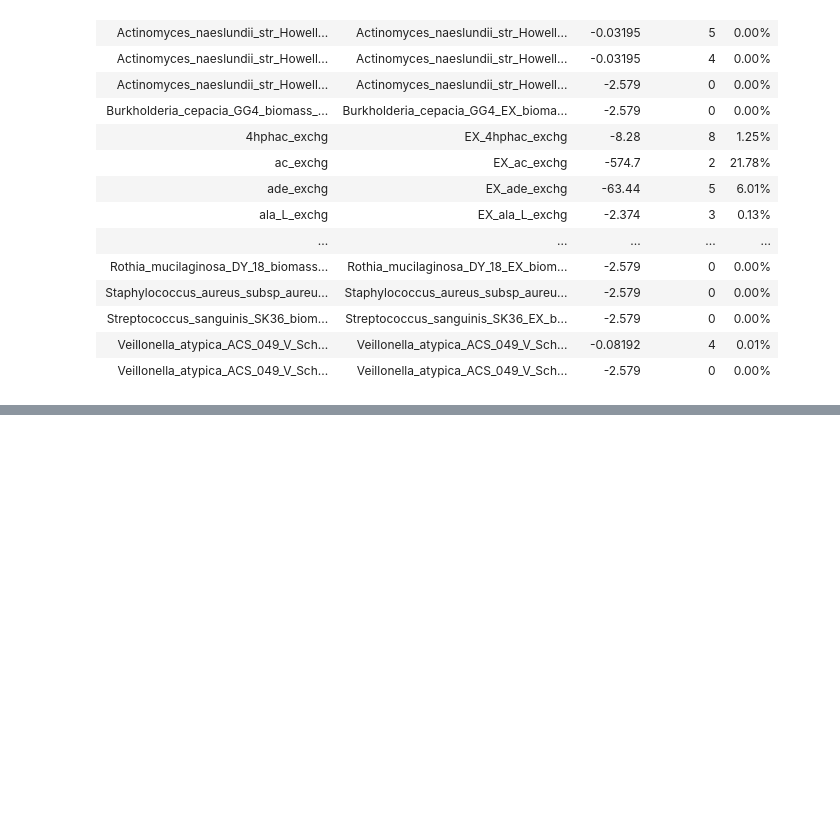
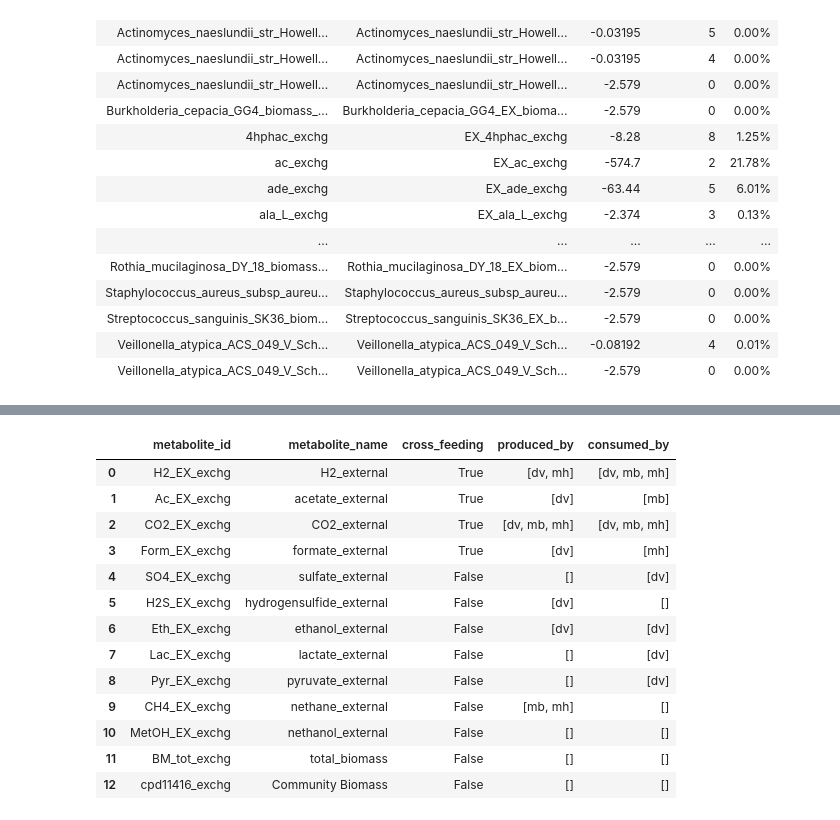
Before and after one commit to univieCUBE/PyCoMo, a Jupyter notebook: tutorial/PyCoMo_basics.ipynb, the cells around one changed output, grey strips where cells are left out. Drawn from its saved outputs; the diff is of its cells as text; code cells hidden in the pictures; blank space fills up the shorter version.

Commit message:
Extended the tutorial with a show-case of the analysis functions.

```diff
--- a/tutorial/PyCoMo_basics.ipynb
+++ b/tutorial/PyCoMo_basics.ipynb
@@ -365,0 +352,3 @@ Work in progress.
+# %%
+test_model_dir = "../data/use_case/koch"
+named_models = pycomo.load_named_models_from_dir(test_model_dir)
@@ -365,0 +379,8 @@ Work in progress.
+# %%
+single_org_models = []
+for name, model in named_models.items():
+    single_org_model = pycomo.SingleOrganismModel(model, name)
+    single_org_models.append(single_org_model)
+
+community_name = "koch_community_model"
+com_model_obj = pycomo.CommunityModel(single_org_models, community_name)
@@ -365,0 +389,12 @@ Work in progress.
+# %%
+medium = {
+    'EX_CO2_EX_exchg': 1000.0,
+    'EX_SO4_EX_exchg': 1000.0,
+    'EX_H2S_EX_exchg': 1000.0,
+    'EX_Eth_EX_exchg': 1000.0,
+    'EX_Lac_EX_exchg': 1000.0,
+    'EX_Pyr_EX_exchg': 1000.0,
+    'EX_BM_tot_exchg': 1000.0
+}
+com_model_obj.medium = medium
+com_model_obj.apply_medium()
@@ -365,0 +432,17 @@ Work in progress.
+# %%
+com_model_obj.potential_metabolite_exchanges()
+# %% [output]
+|  | metabolite_id | metabolite_name | cross_feeding | produced_by | consumed_by |
+| 0 | H2_EX_exchg | H2_external | True | [dv, mh] | [dv, mb, mh] |
+| 1 | Ac_EX_exchg | acetate_external | True | [dv] | [mb] |
+| 2 | CO2_EX_exchg | CO2_external | True | [dv, mb, mh] | [dv, mb, mh] |
+| 3 | Form_EX_exchg | formate_external | True | [dv] | [mh] |
+| 4 | SO4_EX_exchg | sulfate_external | False | [] | [dv] |
+| 5 | H2S_EX_exchg | hydrogensulfide_external | False | [dv] | [] |
+| 6 | Eth_EX_exchg | ethanol_external | False | [dv] | [dv] |
+| 7 | Lac_EX_exchg | lactate_external | False | [] | [dv] |
+| 8 | Pyr_EX_exchg | pyruvate_external | False | [] | [dv] |
+| 9 | CH4_EX_exchg | nethane_external | False | [mb, mh] | [] |
+| 10 | MetOH_EX_exchg | nethanol_external | False | [] | [] |
+| 11 | BM_tot_exchg | total_biomass | False | [] | [] |
+| 12 | cpd11416_exchg | Community Biomass | False | [] | [] |
```
Also changed, not shown: parts of 8 cells of this notebook, 3 other files.
